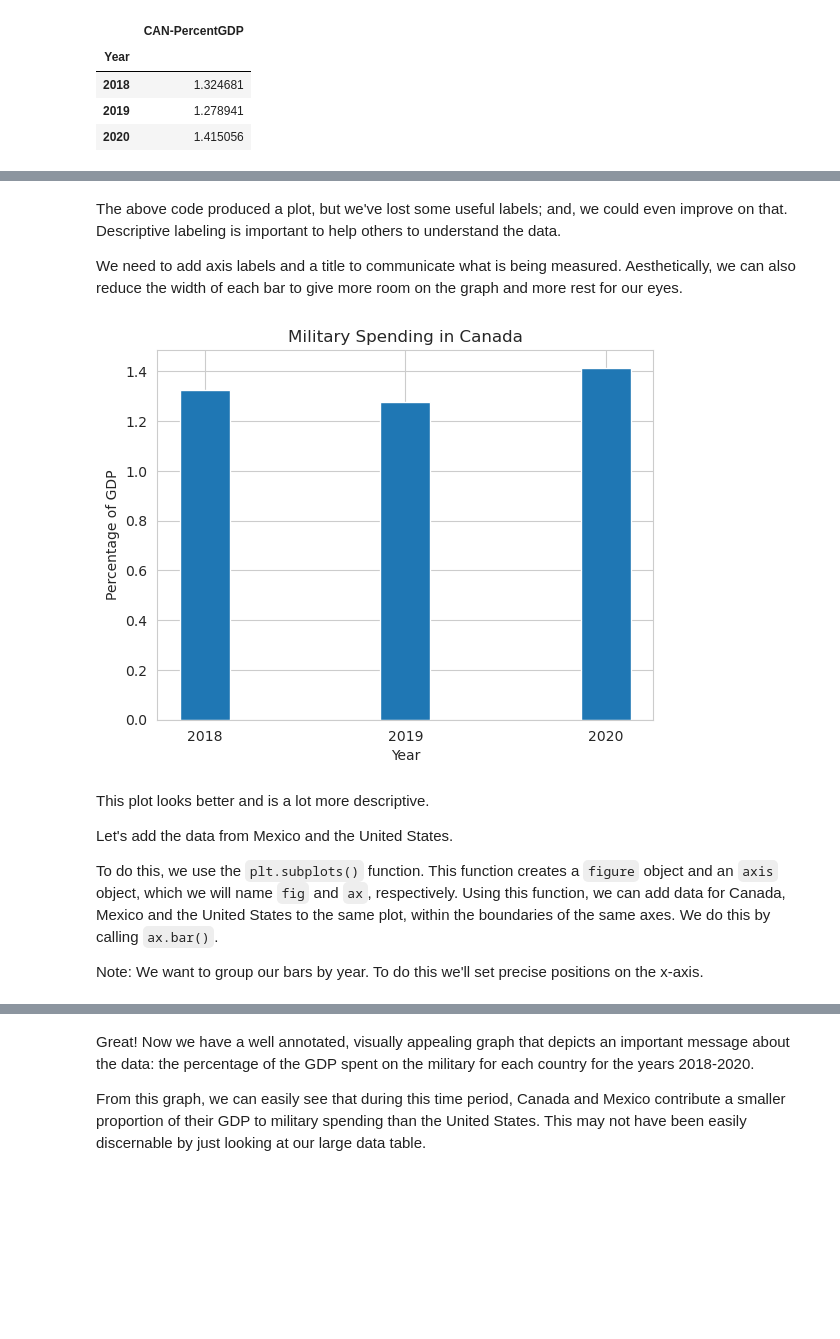
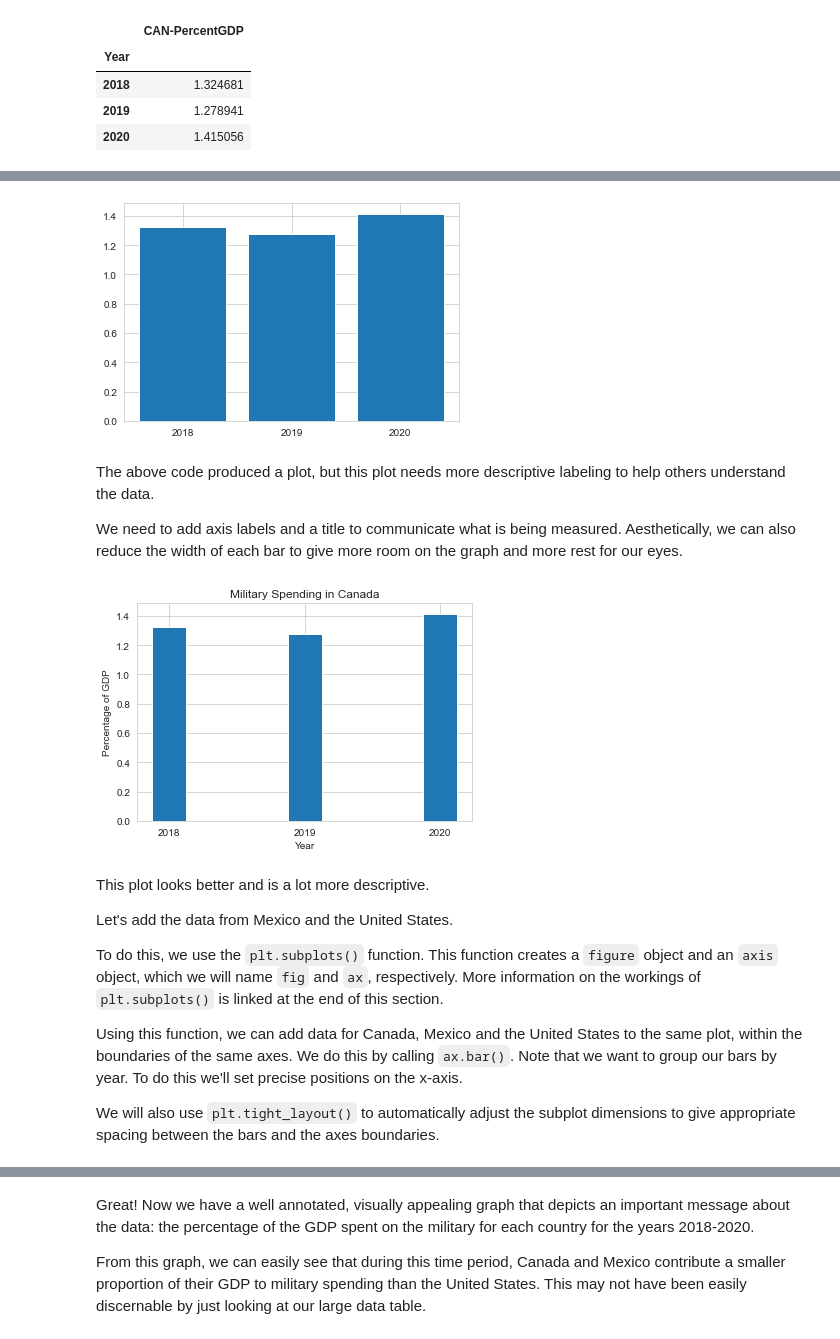
Before and after one commit to uchicago-dsi/textbook-datascience-1, a Jupyter notebook: textbook/09/2/Categorical_Data.ipynb, the cells around one changed output, grey strips where cells are left out. Drawn from its saved outputs; the diff is of its cells as text; code cells hidden in the pictures; blank space fills up the shorter version.

```diff
--- a/textbook/09/2/Categorical_Data.ipynb
+++ b/textbook/09/2/Categorical_Data.ipynb
@@ -120,6 +121,0 @@ matplotlib doesn't automatically understand a multidimensional object like the D
-# %%
-years = [2018, 2019, 2020]
-
-can_gdp = military.loc[years, 'CAN-PercentGDP']
-
-can_gdp
@@ -146,24 +128,33 @@ plt.show()
+# %%
+year_labels = ['2018', '2019', '2020']
+plt.bar(year_labels, can_gdp["CAN-PercentGDP"])
+plt.show()
+# %% [output]
+[figure, added]
 # %% [markdown]
-The above code produced a plot, but we've lost some useful labels; and, we could even improve on that. Descriptive labeling is important to help others to understand the data.
+The above code produced a plot, but this plot needs more descriptive labeling to help others understand the data.
 
 We need to add axis labels and a title to communicate what is being measured. Aesthetically, we can also reduce the width of each bar to give more room on the graph and more rest for our eyes.
 # %%
-plt.bar(year_labels, can_gdp, width=0.25)
+plt.bar(year_labels, can_gdp["CAN-PercentGDP"], width=0.25)
+
 
 plt.title('Military Spending in Canada')
 
 plt.ylabel('Percentage of GDP')
 plt.xlabel('Year')
 
 plt.show()
 # %% [output]
-[figure, old version]
+[figure, new version]
 # %% [markdown]
 This plot looks better and is a lot more descriptive.
 
 Let's add the data from Mexico and the United States.
 
-To do this, we use the `plt.subplots()` function. This function creates a `figure` object and an `axis` object, which we will name `fig` and `ax`, respectively. Using this function, we can add data for Canada, Mexico and the United States to the same plot, within the boundaries of the same axes. We do this by calling `ax.bar()`.
+To do this, we use the `plt.subplots()` function. This function creates a `figure` object and an `axis` object, which we will name `fig` and `ax`, respectively. More information on the workings of `plt.subplots()` is linked at the end of this section.
 
-Note: We want to group our bars by year. To do this we'll set precise positions on the x-axis.
+Using this function, we can add data for Canada, Mexico and the United States to the same plot, within the boundaries of the same axes. We do this by calling `ax.bar()`. Note that we want to group our bars by year. To do this we'll set precise positions on the x-axis.
+
+We will also use `plt.tight_layout()` to automatically adjust the subplot dimensions to give appropriate spacing between the bars and the axes boundaries.
 # %%
```
Also changed, not shown: parts of 29 cells of this notebook, 5 other files.
